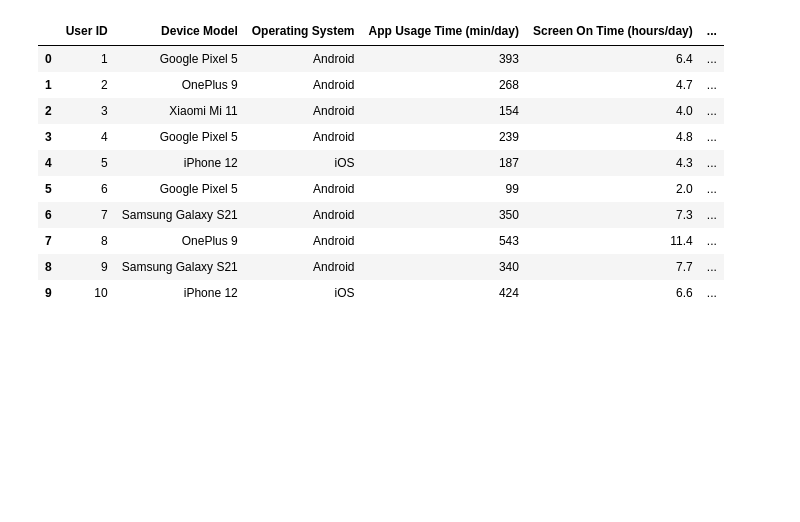
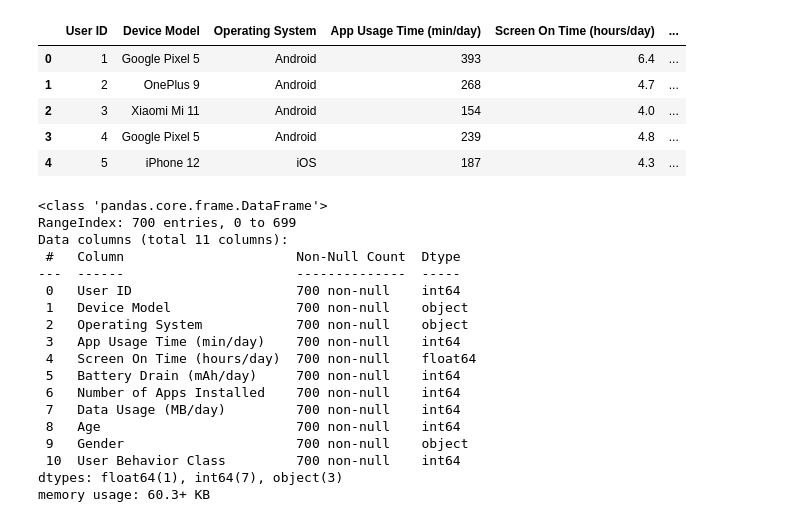
Before and after one commit to emirhantavus/ml-projects, a Jupyter notebook: SmartPhoneUsage/Untitled.ipynb, the cells around one changed output. Cells and saved outputs as stored; diff of their text form; code cells hidden in the pictures; blank space fills up the shorter version.

```diff
--- a/SmartPhoneUsage/Untitled.ipynb
+++ b/SmartPhoneUsage/Untitled.ipynb
@@ -6,16 +7,32 @@ import seaborn as sns
 # %%
 df = pd.read_csv('user_behavior_dataset.csv')
 # %%
-df.head(10)
+df.head(5)
 # %% [output]
 |  | User ID | Device Model | Operating System | App Usage Time (min/day) | Screen On Time (hours/day) | ... |
 | 0 | 1 | Google Pixel 5 | Android | 393 | 6.4 | ... |
 | 1 | 2 | OnePlus 9 | Android | 268 | 4.7 | ... |
 | 2 | 3 | Xiaomi Mi 11 | Android | 154 | 4.0 | ... |
 | 3 | 4 | Google Pixel 5 | Android | 239 | 4.8 | ... |
 | 4 | 5 | iPhone 12 | iOS | 187 | 4.3 | ... |
-| 5 | 6 | Google Pixel 5 | Android | 99 | 2.0 | ... |
-| 6 | 7 | Samsung Galaxy S21 | Android | 350 | 7.3 | ... |
-| 7 | 8 | OnePlus 9 | Android | 543 | 11.4 | ... |
-| 8 | 9 | Samsung Galaxy S21 | Android | 340 | 7.7 | ... |
-| 9 | 10 | iPhone 12 | iOS | 424 | 6.6 | ... |
+# %%
+df.info()
+# %% [output]
+<class 'pandas.core.frame.DataFrame'>
+RangeIndex: 700 entries, 0 to 699
+Data columns (total 11 columns):
+ #   Column                      Non-Null Count  Dtype
+---  ------                      --------------  -----
+ 0   User ID                     700 non-null    int64
+ 1   Device Model                700 non-null    object
+ 2   Operating System            700 non-null    object
+ 3   App Usage Time (min/day)    700 non-null    int64
+ 4   Screen On Time (hours/day)  700 non-null    float64
+ 5   Battery Drain (mAh/day)     700 non-null    int64
+ 6   Number of Apps Installed    700 non-null    int64
+ 7   Data Usage (MB/day)         700 non-null    int64
+ 8   Age                         700 non-null    int64
+ 9   Gender                      700 non-null    object
+ 10  User Behavior Class         700 non-null    int64
+dtypes: float64(1), int64(7), object(3)
+memory usage: 60.3+ KB
```
Also changed, not shown: parts of 12 cells of this notebook.
